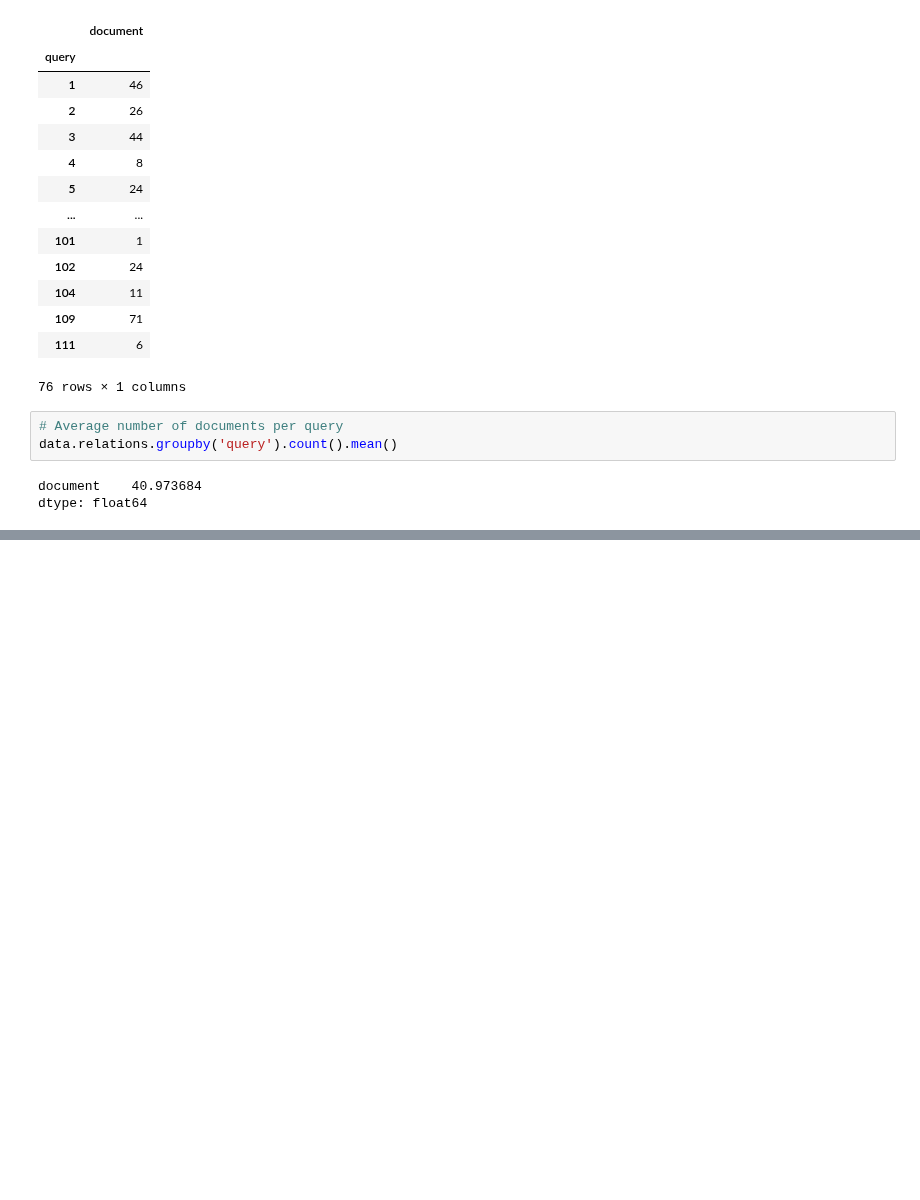
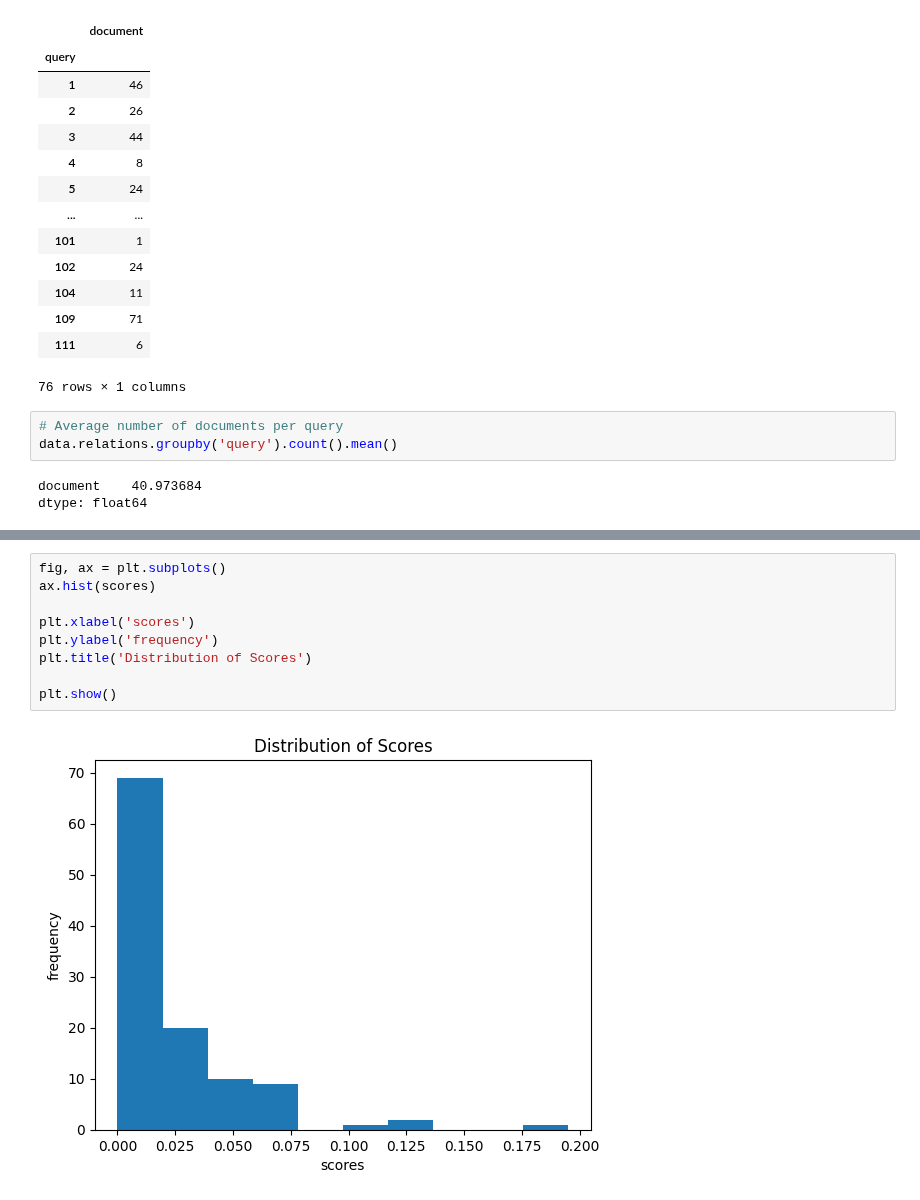
Before and after one commit to tundraparisi/dscoding-projects, a Jupyter notebook: sergio.picascia/cisi-project/usage.ipynb, the cells around one changed output, grey strips where cells are left out. Cells and saved outputs as stored; diff of their text form; blank space fills up the shorter version.

```diff
--- a/sergio.picascia/cisi-project/usage.ipynb
+++ b/sergio.picascia/cisi-project/usage.ipynb
@@ -116,0 +246,11 @@ dtype: float64
+# %%
+fig, ax = plt.subplots()
+ax.hist(scores)
+
+plt.xlabel('scores')
+plt.ylabel('frequency')
+plt.title('Distribution of Scores')
+
+plt.show()
+# %% [output]
+[figure, added]
```
Also changed, not shown: parts of 29 cells of this notebook.
